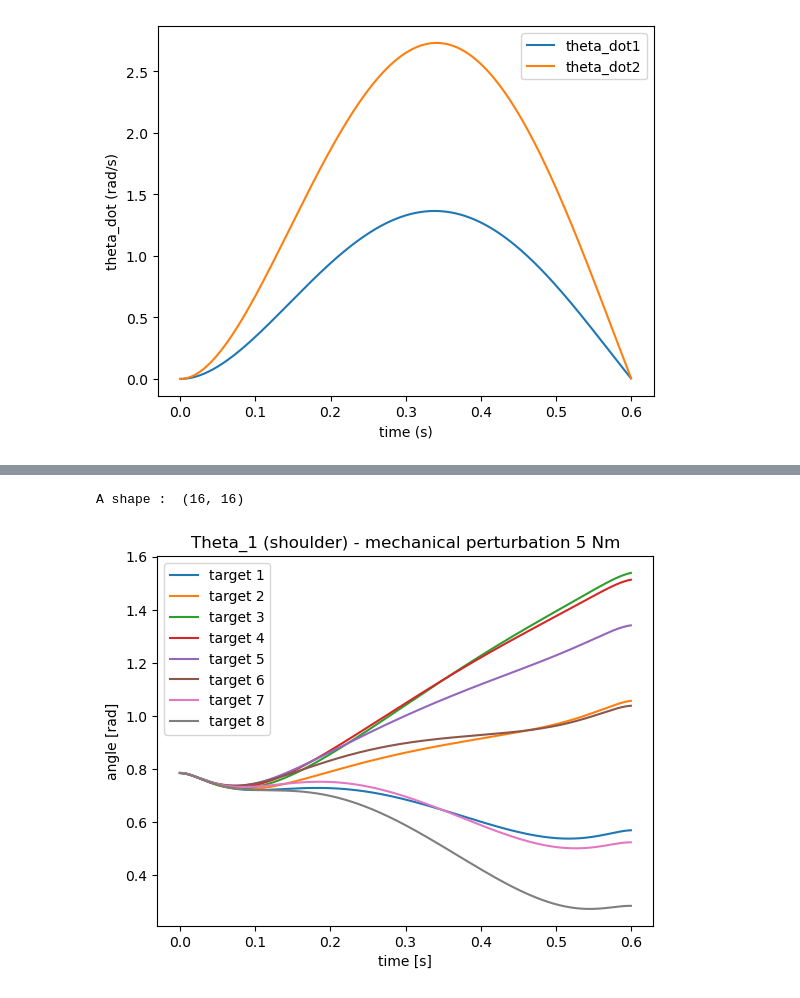
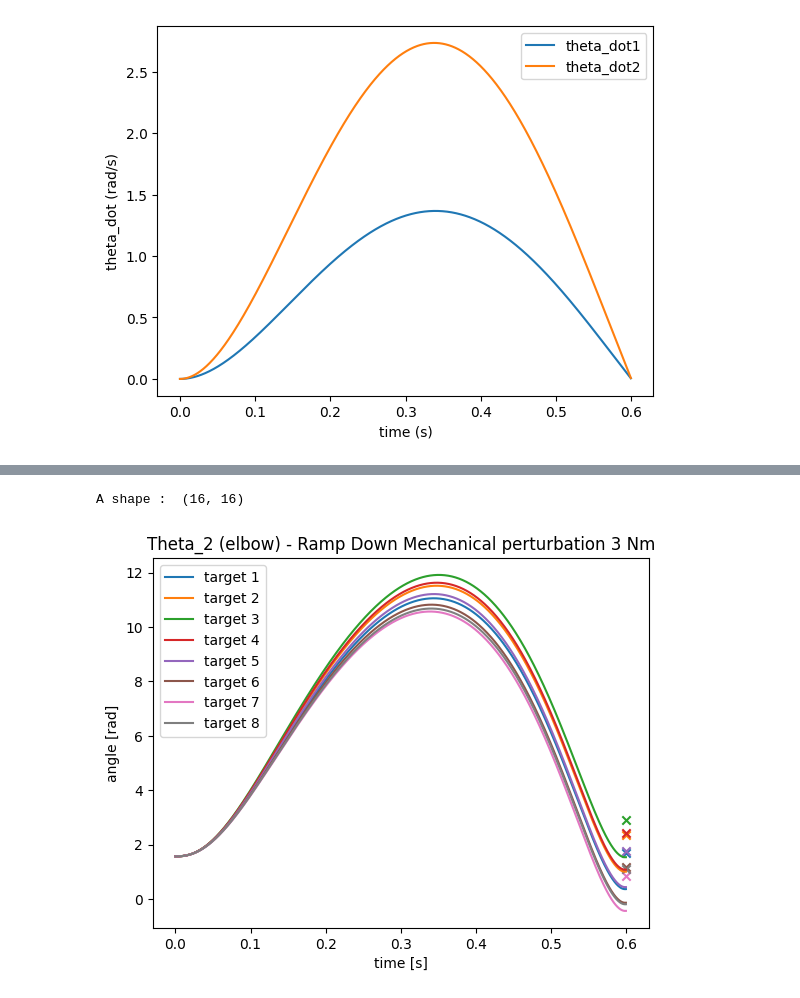
Before and after one commit to AcaAac/Neuroscience-EPL, a Jupyter notebook: P1_V8.ipynb, the cells around one changed output, grey strips where cells are left out. Drawn from its saved outputs; the diff is of its cells as text; code cells hidden in the pictures.

```diff
--- a/P1_V8.ipynb
+++ b/P1_V8.ipynb
@@ -568,8 +576,8 @@ theta_dot_2 = 0
 T_1 = 0 # Nm
 T_2 = 0 # Nm
 F_ext_1 = 0 # N
-F_ext_2 = 0 # N
-slope_factor = 0
+F_ext_2 = 3 # N
+slope_factor = 3
 
 A_primary = matrix = np.array([
     0, 0, 1, 0, 0, 0, 0, 0,
@@ -594,114 +602,48 @@ B = np.concatenate((B_primary * dt, np.zeros((8,2))), axis=0)
 
 # print("B shape : ", B.shape)
 
-weights = np.array([10**6,10**6,10**5,10**5,1,1,1,1])
+weights = np.array([10**6,10**6,10**5,10**5,1,1,0,0])
 Q = cost_matrix(weights, 16)
 # print(Q)
 Qk = np.zeros((16,16))
 R = 0.0001
 N = 1000
 time = 0.6 # seconds
 (L, S) = backwards_optimal_control(N, A, B, Q, Qk, R, 16)
 
 ## for every target with F = 5 Nm
 # angles
 for i in range(1,9) :
     x = np.zeros((N,16,1))
-    x[0,:,:] = np.array([theta_1, theta_2, theta_dot_1, theta_dot_2, T_1, T_2, 0, 5, angles[0,i], angles[1,i], 0, 0, 0, 0, 0, 0]).reshape((16,1))
-    x = forward_optimal_control(N, A, B, R, L, x, 16)
-    x_axis = np.arange(0, time, time/N)
-    plt.plot(x_axis, x[:,0,0], label = 'target '+str(i))
-    plt.xlabel("time [s]")
-    plt.ylabel("angle [rad]")
-    plt.title('Theta_1 (shoulder) - mechanical perturbation 5 Nm')
-    plt.legend()
-plt.show()
-for i in range(1,9) :
-    x = np.zeros((N,16,1))
-    x[0,:,:] = np.array([theta_1, theta_2, theta_dot_1, theta_dot_2, T_1, T_2, 0, 5, angles[0,i], angles[1,i], 0, 0, 0, 0, 0, 0]).reshape((16,1))
+    x[0,:,:] = np.array([theta_1, theta_2, theta_dot_1, theta_dot_2, T_1, T_2, 0, F_ext_2, angles[0,i], angles[1,i], 0, 0, 0, 0, 0, 0]).reshape((16,1))
     x = forward_optimal_control(N, A, B, R, L, x, 16)
     x_axis = np.arange(0, time, time/N)
     plt.plot(x_axis, x[:,1,0], label = 'target '+str(i))
-    plt.xlabel("time [s]")
-    plt.ylabel("angle [rad]")
-    plt.title('Theta_2 (elbow) - mechanical perturbation 5 Nm')
-    plt.legend()
-plt.show()
 
+# Plot little "x" dots at the end of the plot with the same color as the line
+for i in range(1, 9):
+    plt.scatter(time, angles[1, i], marker='x', color=plt.gca().lines[i - 1].get_color())
 
-# velocities
-for i in range(1,9) :
-    x = np.zeros((N,16,1))
-    x[0,:,:] = np.array([theta_1, theta_2, theta_dot_1, theta_dot_2, T_1, T_2, 0, 5, angles[0,i], angles[1,i], 0, 0, 0, 0, 0, 0]).reshape((16,1))
-    x = forward_optimal_control(N, A, B, R, L, x, 16)
-    x_axis = np.arange(0, time, time/N)
-    plt.plot(x_axis, x[:,2,0], label = 'target '+str(i))
-    plt.xlabel("time [s]")
-    plt.ylabel("angular velocity [rad/s]")
-    plt.title('Theta_1 (shoulder) - mechanical perturbation 5 Nm')
-    plt.legend()
-plt.show()
-for i in range(1,9) :
-    x = np.zeros((N,16,1))
-    x[0,:,:] = np.array([theta_1, theta_2, theta_dot_1, theta_dot_2, T_1, T_2, 0, 5, angles[0,i], angles[1,i], 0, 0, 0, 0, 0, 0]).reshape((16,1))
-    x = forward_optimal_control(N, A, B, R, L, x, 16)
-    x_axis = np.arange(0, time, time/N)
-    plt.plot(x_axis, x[:,3,0], label = 'target '+str(i))
-    plt.xlabel("time [s]")
-    plt.ylabel("angular velocity [rad/s]")
-    plt.title('Theta_2 (elbow) - mechanical perturbation 5 Nm')
-    plt.legend()
-plt.show()
-
-
-#### for every target with F = 20 Nm
-# angles
-for i in range(1,9) :
-    x = np.zeros((N,16,1))
-    x[0,:,:] = np.array([theta_1, theta_2, theta_dot_1, theta_dot_2, T_1, T_2, 0, 20, angles[0,i], angles[1,i], 0, 0, 0, 0, 0, 0]).reshape((16,1))
-    x = forward_optimal_control(N, A, B, R, L, x, 16)
-    x_axis = np.arange(0, time, time/N)
-    plt.plot(x_axis, x[:,0,0], label = 'target '+str(i))
-    plt.xlabel("time [s]")
-    plt.ylabel("angle [rad]")
-    plt.title('Theta_1 (shoulder) - mechanical perturbation 20 Nm')
-    plt.legend()
-plt.show()
-for i in range(1,9) :
-    x = np.zeros((N,16,1))
-    x[0,:,:] = np.array([theta_1, theta_2, theta_dot_1, theta_dot_2, T_1, T_2, 0, 20, angles[0,i], angles[1,i], 0, 0, 0, 0, 0, 0]).reshape((16,1))
-    x = forward_optimal_control(N, A, B, R, L, x, 16)
-    x_axis = np.arange(0, time, time/N)
-    plt.plot(x_axis, x[:,1,0], label = 'target '+str(i))
-    plt.xlabel("time [s]")
-    plt.ylabel("angle [rad]")
-    plt.title('Theta_2 (elbow) - mechanical perturbation 20 Nm')
-    plt.legend()
+plt.xlabel("time [s]")
+plt.ylabel("angle [rad]")
+plt.title('Theta_2 (elbow) - Ramp Down Mechanical perturbation ' + str(F_ext_2) + ' Nm')
+plt.legend()
 plt.show()
 
 # velocities
 for i in range(1,9) :
     x = np.zeros((N,16,1))
-    x[0,:,:] = np.array([theta_1, theta_2, theta_dot_1, theta_dot_2, T_1, T_2, 0, 20, angles[0,i], angles[1,i], 0, 0, 0, 0, 0, 0]).reshape((16,1))
-    x = forward_optimal_control(N, A, B, R, L, x, 16)
-    x_axis = np.arange(0, time, time/N)
-    plt.plot(x_axis, x[:,2,0], label = 'target '+str(i))
-    plt.xlabel("time [s]")
-    plt.ylabel("angular velocity [rad/s]")
-    plt.title('Theta_1 (shoulder) - mechanical perturbation 20 Nm')
-    plt.legend()
-plt.show()
-for i in range(1,9) :
-    x = np.zeros((N,16,1))
-    x[0,:,:] = np.array([theta_1, theta_2, theta_dot_1, theta_dot_2, T_1, T_2, 0, 20, angles[0,i], angles[1,i], 0, 0, 0, 0, 0, 0]).reshape((16,1))
+    x[0,:,:] = np.array([theta_1, theta_2, theta_dot_1, theta_dot_2, T_1, T_2, 0, F_ext_2, angles[0,i], angles[1,i], 0, 0, 0, 0, 0, 0]).reshape((16,1))
     x = forward_optimal_control(N, A, B, R, L, x, 16)
     x_axis = np.arange(0, time, time/N)
     plt.plot(x_axis, x[:,3,0], label = 'target '+str(i))
+    # plot an axvline for the 0 value of velocity
+    plt.axhline(y=0, color='k', linestyle='--')
     plt.xlabel("time [s]")
-    plt.ylabel("angular velocity [rad/s]")
-    plt.title('Theta_2 (elbow) - mechanical perturbation 20 Nm')
+    plt.ylabel("angle [rad]")
+    plt.title('Theta_2_dot (elbow) - Ramp Up Mechanical perturbation ' + str(F_ext_2) + ' Nm')
     plt.legend()
 plt.show()
 # %% [output]
 A shape :  (16, 16)
-[figure, old version]
+[figure, new version]
```
Also changed, not shown: parts of 6 cells of this notebook, 10 other files.
